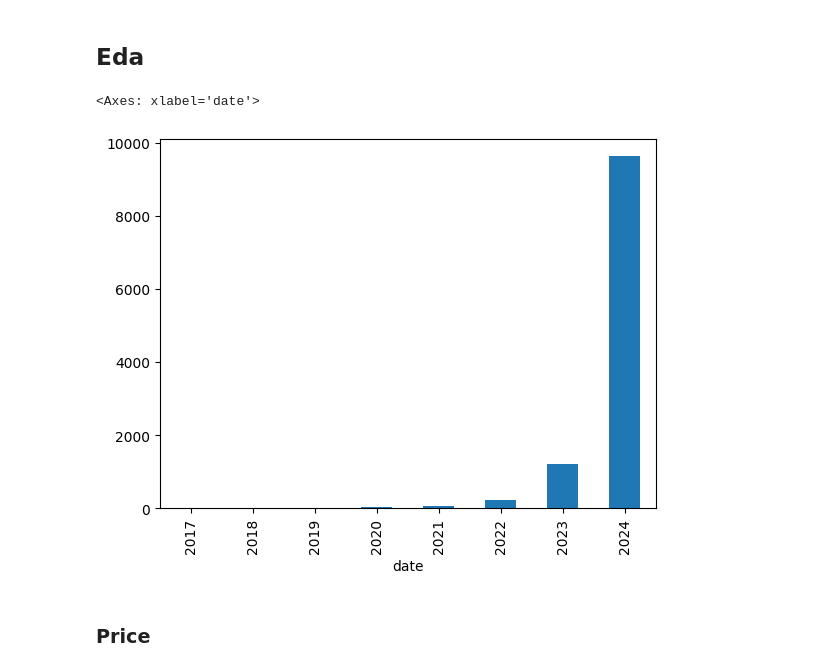
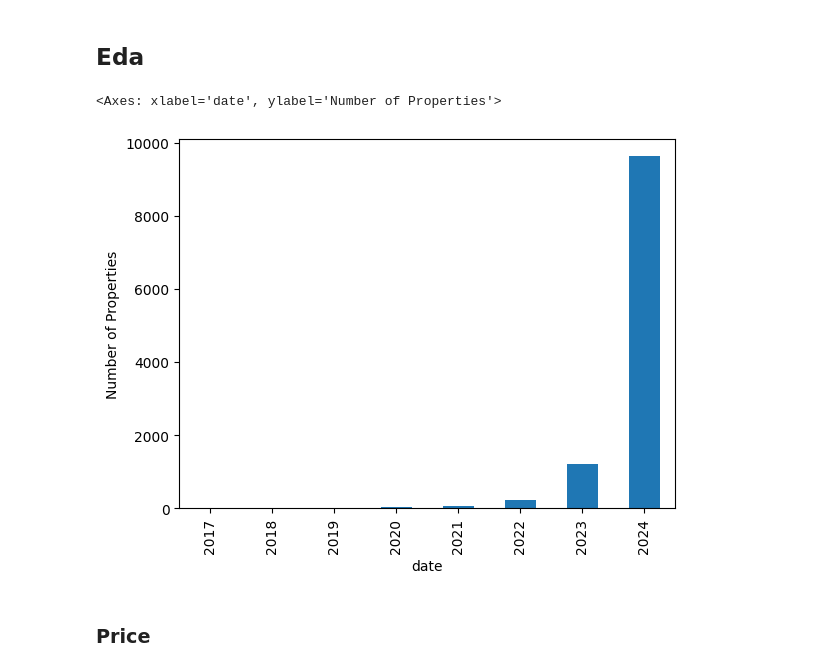
Before and after one commit to fernandez-a/House-price-predictor, a Jupyter notebook: notebooks/00_housing_data_exploration.ipynb, the cells around one changed output. Drawn from its saved outputs; the diff is of its cells as text; code cells hidden in the pictures.

```diff
--- a/notebooks/00_housing_data_exploration.ipynb
+++ b/notebooks/00_housing_data_exploration.ipynb
@@ -62,10 +62,13 @@ df_housing['neighbourhood_encoded'] = le.fit_transform(df_housing['neighbourhood
 ## Eda
 # %%
 df_housing['date'] = pd.to_datetime(df_housing['date'], format='ISO8601')
+ax = df_housing['date'].dt.year.value_counts().sort_index().plot(kind='bar')
+ax.set_xlabel('Year')
+ax.set_ylabel('Number of Properties')
 df_housing['date'].dt.year.value_counts().sort_index().plot(kind='bar')
 # %% [output]
-<Axes: xlabel='date'>
+<Axes: xlabel='date', ylabel='Number of Properties'>
-[figure, old version]
+[figure, new version]
 # %% [markdown]
 ### Price
 # %%
```
Also changed, not shown: parts of 7 cells of this notebook, 1 other file.
